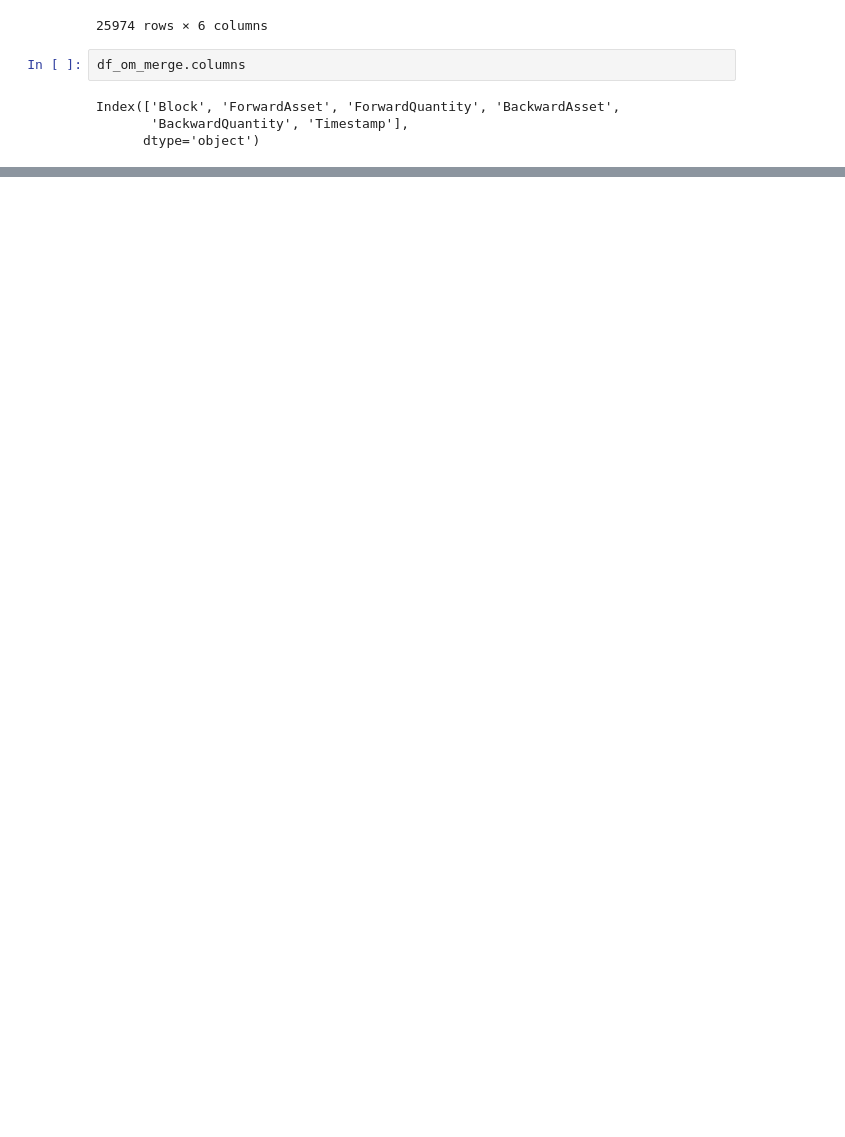
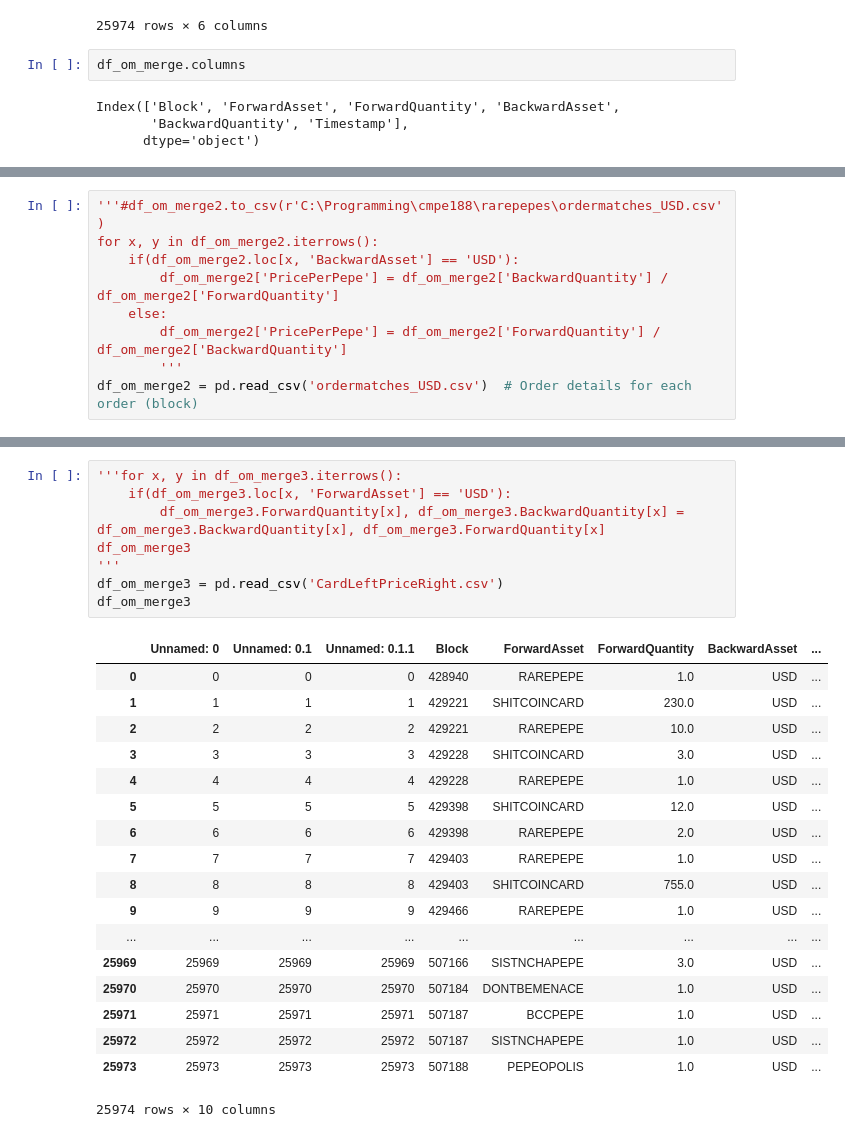
Before and after one commit to CameronLofy/rarepepes, a Jupyter notebook: rarepepes.ipynb, the cells around one changed output, grey strips where cells are left out. Cells and saved outputs as stored; diff of their text form; blank space fills up the shorter version.

```diff
--- a/rarepepes.ipynb
+++ b/rarepepes.ipynb
@@ -198,0 +213,9 @@ df_om_merge2.to_csv(r'C:\Programming\cmpe188\rarepepes\ordermatches_USD.csv')
+# %%
+'''#df_om_merge2.to_csv(r'C:\Programming\cmpe188\rarepepes\ordermatches_USD.csv')
+for x, y in df_om_merge2.iterrows():
+    if(df_om_merge2.loc[x, 'BackwardAsset'] == 'USD'):
+        df_om_merge2['PricePerPepe'] = df_om_merge2['BackwardQuantity'] / df_om_merge2['ForwardQuantity']
+    else:
+        df_om_merge2['PricePerPepe'] = df_om_merge2['ForwardQuantity'] / df_om_merge2['BackwardQuantity']
+        '''
+df_om_merge2 = pd.read_csv('ordermatches_USD.csv')  # Order details for each order (block)
@@ -198,0 +266,27 @@ df_om_merge2.to_csv(r'C:\Programming\cmpe188\rarepepes\ordermatches_USD.csv')
+# %%
+'''for x, y in df_om_merge3.iterrows():
+    if(df_om_merge3.loc[x, 'ForwardAsset'] == 'USD'):
+        df_om_merge3.ForwardQuantity[x], df_om_merge3.BackwardQuantity[x] = df_om_merge3.BackwardQuantity[x], df_om_merge3.ForwardQuantity[x]
+df_om_merge3
+'''
+df_om_merge3 = pd.read_csv('CardLeftPriceRight.csv')
+df_om_merge3
+# %% [output]
+|  | Unnamed: 0 | Unnamed: 0.1 | Unnamed: 0.1.1 | Block | ForwardAsset | ForwardQuantity | BackwardAsset | ... |
+| 0 | 0 | 0 | 0 | 428940 | RAREPEPE | 1.0 | USD | ... |
+| 1 | 1 | 1 | 1 | 429221 | SHITCOINCARD | 230.0 | USD | ... |
+| 2 | 2 | 2 | 2 | 429221 | RAREPEPE | 10.0 | USD | ... |
+| 3 | 3 | 3 | 3 | 429228 | SHITCOINCARD | 3.0 | USD | ... |
+| 4 | 4 | 4 | 4 | 429228 | RAREPEPE | 1.0 | USD | ... |
+| 5 | 5 | 5 | 5 | 429398 | SHITCOINCARD | 12.0 | USD | ... |
+| 6 | 6 | 6 | 6 | 429398 | RAREPEPE | 2.0 | USD | ... |
+| 7 | 7 | 7 | 7 | 429403 | RAREPEPE | 1.0 | USD | ... |
+| 8 | 8 | 8 | 8 | 429403 | SHITCOINCARD | 755.0 | USD | ... |
+| 9 | 9 | 9 | 9 | 429466 | RAREPEPE | 1.0 | USD | ... |
+| ... | ... | ... | ... | ... | ... | ... | ... | ... |
+| 25969 | 25969 | 25969 | 25969 | 507166 | SISTNCHAPEPE | 3.0 | USD | ... |
+| 25970 | 25970 | 25970 | 25970 | 507184 | DONTBEMENACE | 1.0 | USD | ... |
+| 25971 | 25971 | 25971 | 25971 | 507187 | BCCPEPE | 1.0 | USD | ... |
+| 25972 | 25972 | 25972 | 25972 | 507187 | SISTNCHAPEPE | 1.0 | USD | ... |
+| 25973 | 25973 | 25973 | 25973 | 507188 | PEPEOPOLIS | 1.0 | USD | ... |
+25974 rows × 10 columns
```
Also changed, not shown: parts of 14 cells of this notebook, 1 other file.
